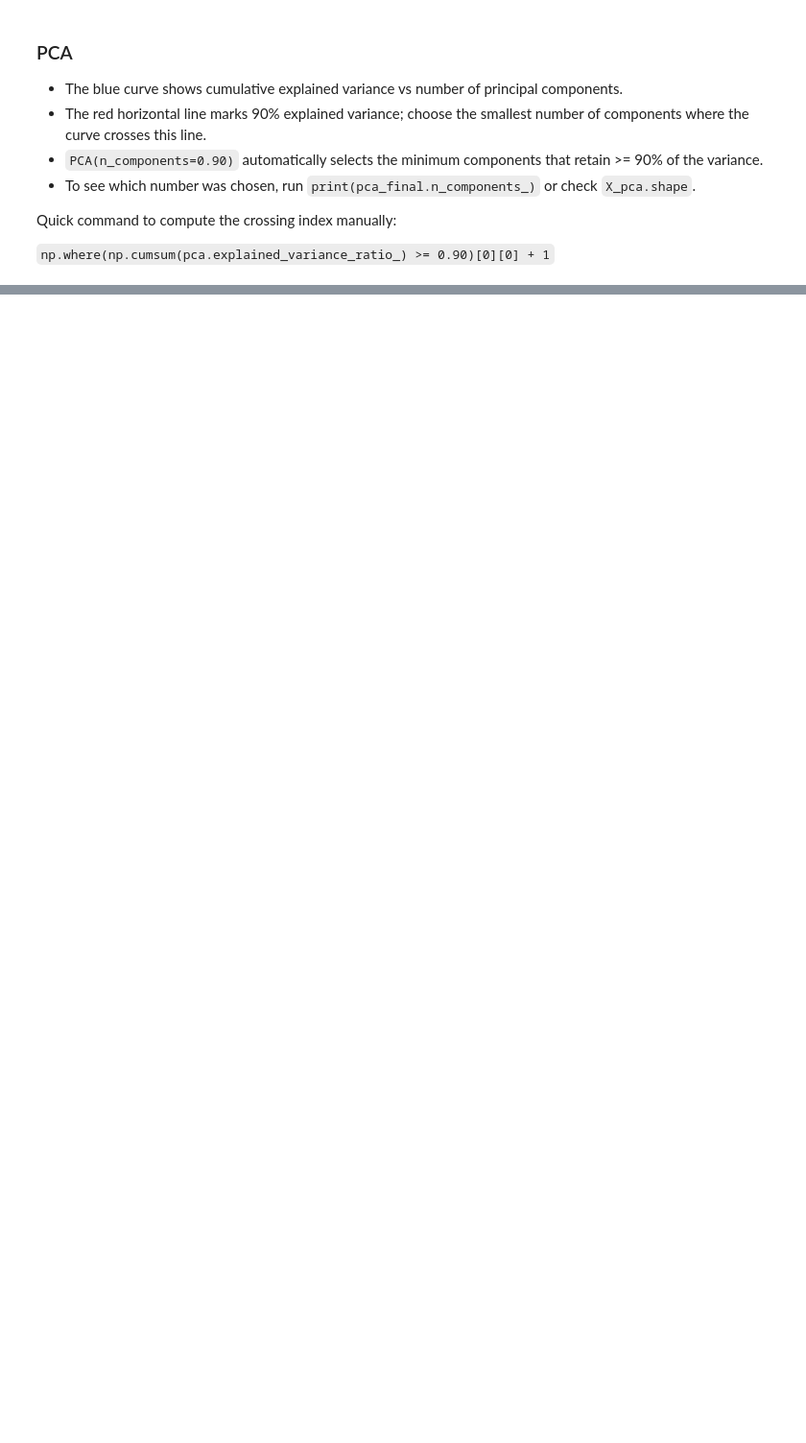
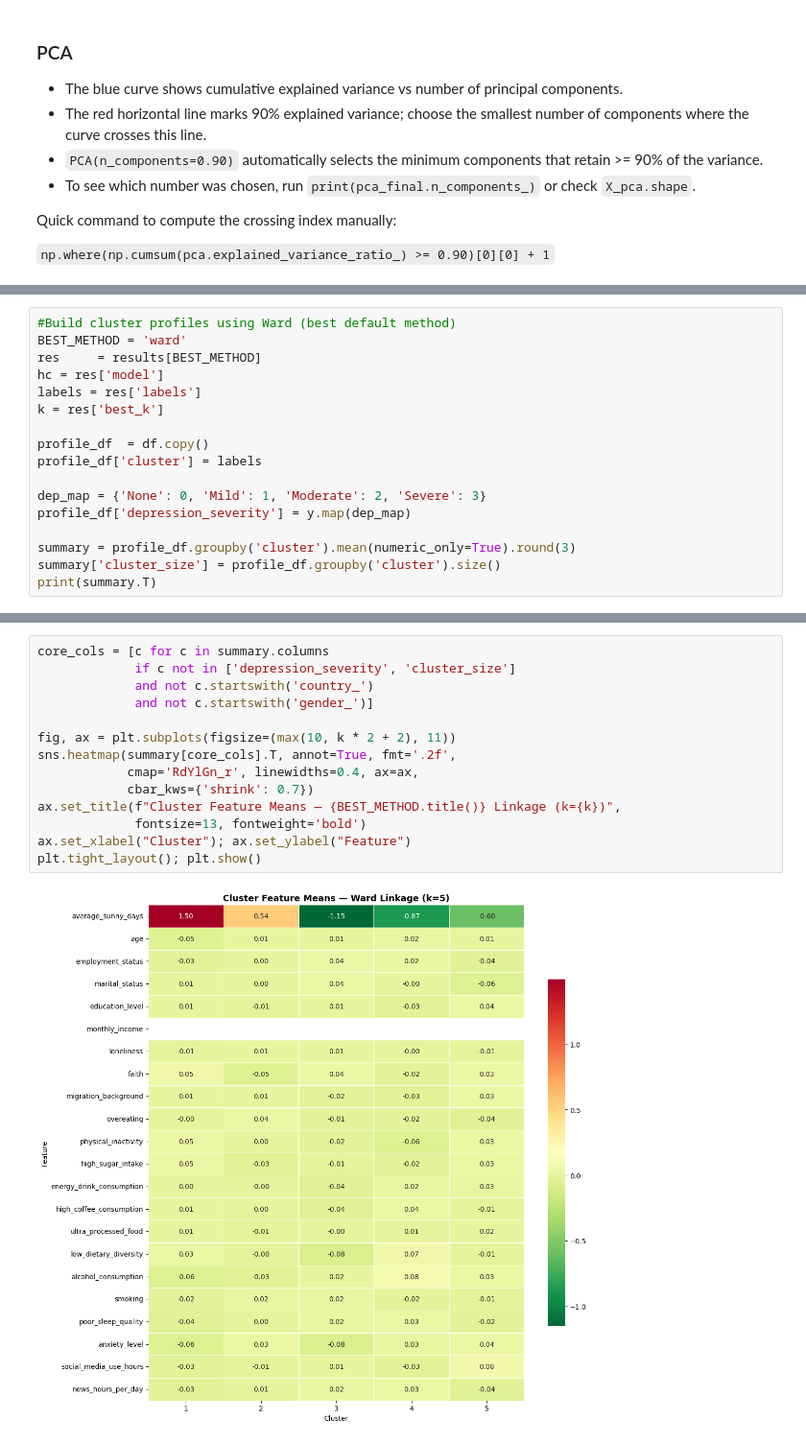
Before and after one commit to AI-0o0/Data-Mining-FCDS-Project-, a Jupyter notebook: Mining_Project.ipynb, the cells around one changed output, grey strips where cells are left out. Shown at 96% size. Saved outputs shown, nothing was run; the diff lists cells and outputs as text; blank space fills up the shorter version.

```diff
--- a/Mining_Project.ipynb
+++ b/Mining_Project.ipynb
@@ -299,0 +486,17 @@ Quick command to compute the crossing index manually:
+# %%
+#Build cluster profiles using Ward (best default method)
+BEST_METHOD = 'ward'
+res     = results[BEST_METHOD]
+hc = res['model']
+labels = res['labels']
+k = res['best_k']
+
+profile_df  = df.copy()
+profile_df['cluster'] = labels
+
+dep_map = {'None': 0, 'Mild': 1, 'Moderate': 2, 'Severe': 3}
+profile_df['depression_severity'] = y.map(dep_map)
+
+summary = profile_df.groupby('cluster').mean(numeric_only=True).round(3)
+summary['cluster_size'] = profile_df.groupby('cluster').size()
+print(summary.T)
@@ -299,0 +521,16 @@ Quick command to compute the crossing index manually:
+# %%
+core_cols = [c for c in summary.columns
+             if c not in ['depression_severity', 'cluster_size']
+             and not c.startswith('country_')
+             and not c.startswith('gender_')]
+
+fig, ax = plt.subplots(figsize=(max(10, k * 2 + 2), 11))
+sns.heatmap(summary[core_cols].T, annot=True, fmt='.2f',
+            cmap='RdYlGn_r', linewidths=0.4, ax=ax,
+            cbar_kws={'shrink': 0.7})
+ax.set_title(f"Cluster Feature Means — {BEST_METHOD.title()} Linkage (k={k})",
+             fontsize=13, fontweight='bold')
+ax.set_xlabel("Cluster"); ax.set_ylabel("Feature")
+plt.tight_layout(); plt.show()
+# %% [output]
+[figure, added]
```
Also changed, not shown: parts of 13 cells of this notebook.
